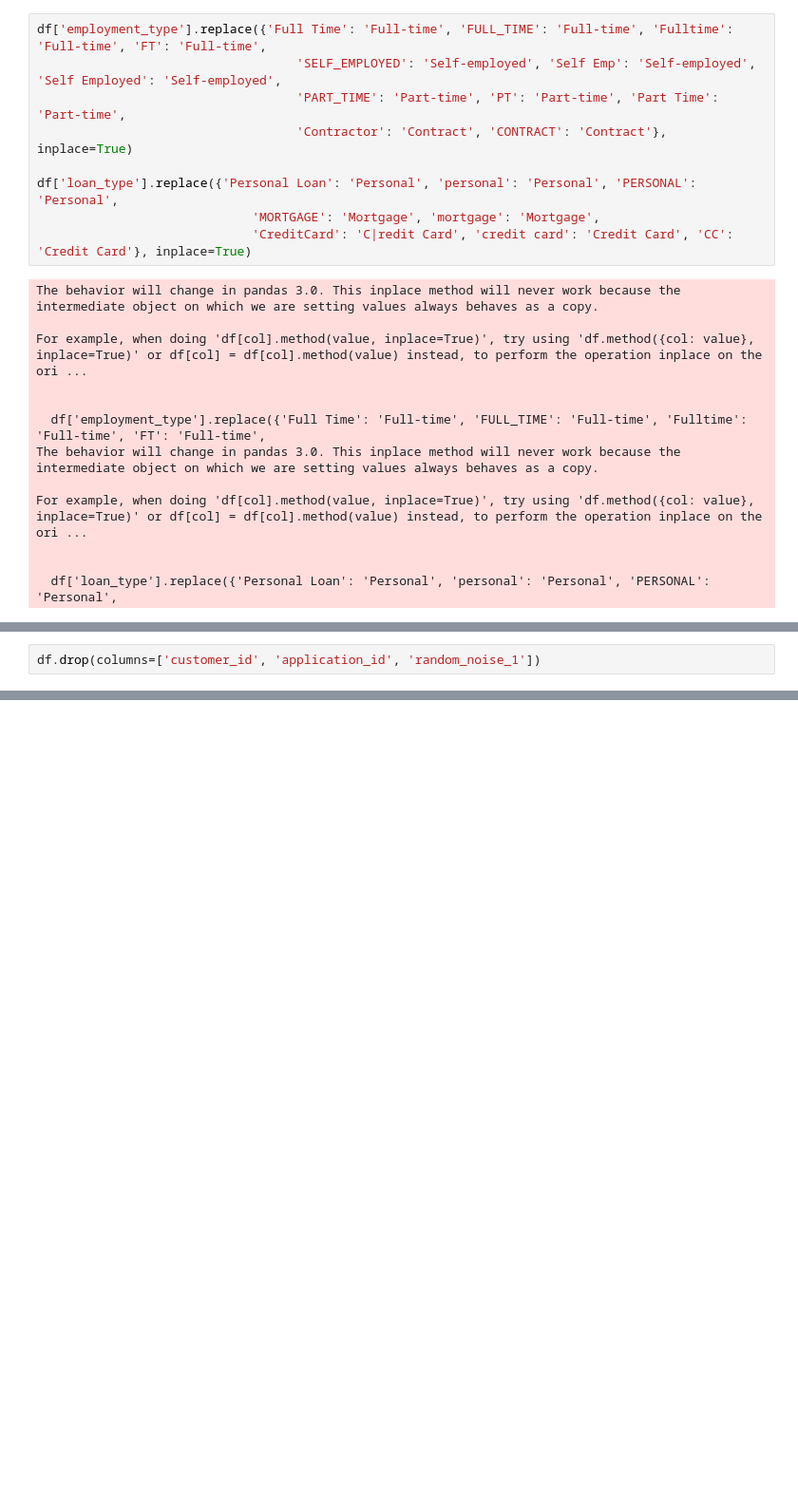
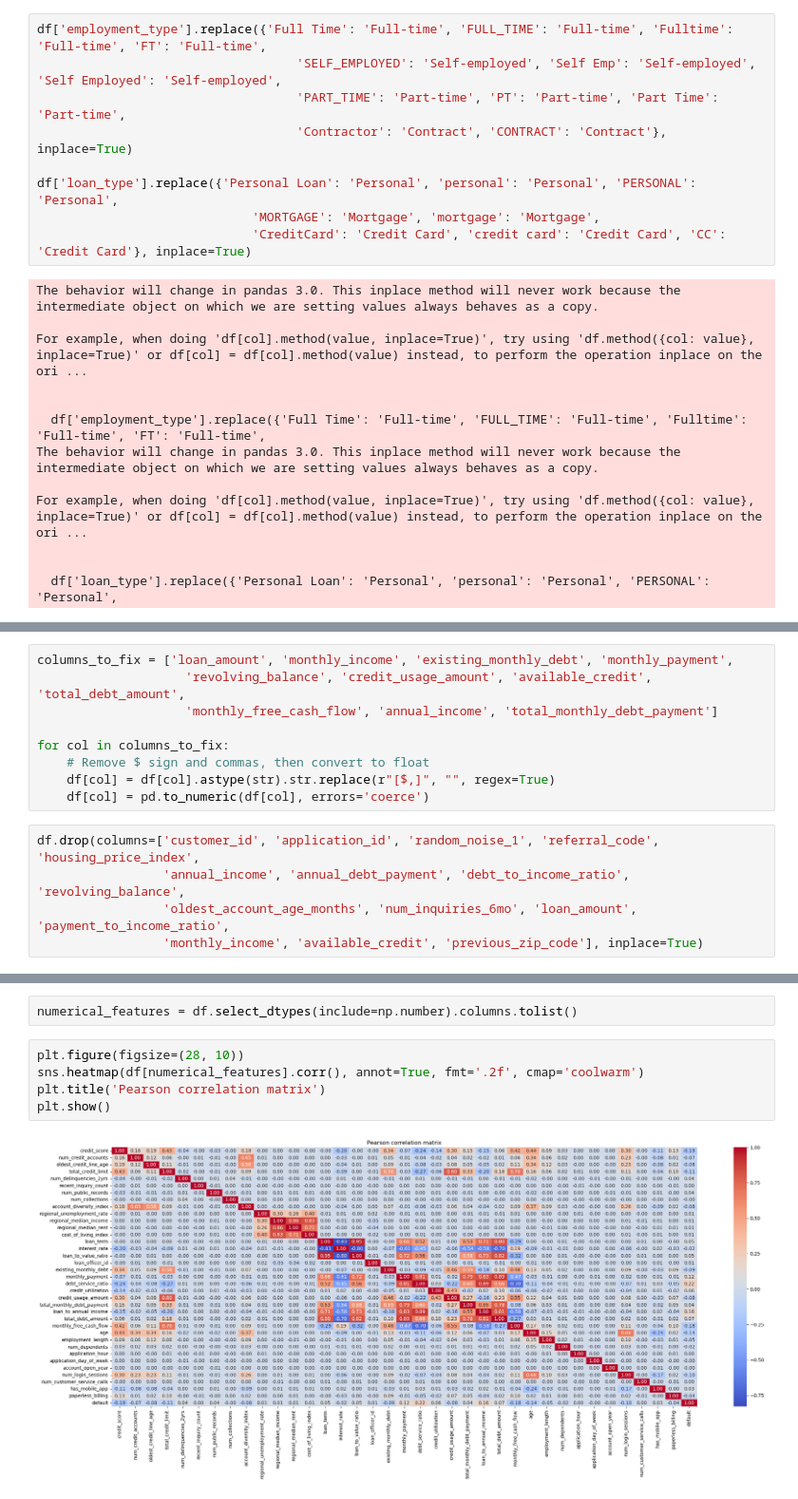
Before and after one commit to khazratoff/cbu-coding-challenge, a Jupyter notebook: notebooks/feature_selection.ipynb, the cells around one changed output, grey strips where cells are left out. Shown at 95% size. Cells and saved outputs as stored; diff of their text form; blank space fills up the shorter version.

```diff
--- a/notebooks/feature_selection.ipynb
+++ b/notebooks/feature_selection.ipynb
@@ -28,7 +28,7 @@ df['employment_type'].replace({'Full Time': 'Full-time', 'FULL_TIME': 'Full-time
 
 df['loan_type'].replace({'Personal Loan': 'Personal', 'personal': 'Personal', 'PERSONAL': 'Personal',
                              'MORTGAGE': 'Mortgage', 'mortgage': 'Mortgage',
-                             'CreditCard': 'C|redit Card', 'credit card': 'Credit Card', 'CC': 'Credit Card'}, inplace=True)
+                             'CreditCard': 'Credit Card', 'credit card': 'Credit Card', 'CC': 'Credit Card'}, inplace=True)
 # %% [output]
 The behavior will change in pandas 3.0. This inplace method will never work because the intermediate object on which we are setting values always behaves as a copy.
 
@@ -61,2 +45,14 @@ Name: proportion, Length: 7805, dtype: float64
+# %%
+columns_to_fix = ['loan_amount', 'monthly_income', 'existing_monthly_debt', 'monthly_payment',
+                    'revolving_balance', 'credit_usage_amount', 'available_credit', 'total_debt_amount',
+                    'monthly_free_cash_flow', 'annual_income', 'total_monthly_debt_payment']
+
+for col in columns_to_fix:
+    # Remove $ sign and commas, then convert to float
+    df[col] = df[col].astype(str).str.replace(r"[$,]", "", regex=True)
+    df[col] = pd.to_numeric(df[col], errors='coerce')
 # %%
-df.drop(columns=['customer_id', 'application_id', 'random_noise_1'])
+df.drop(columns=['customer_id', 'application_id', 'random_noise_1', 'referral_code', 'housing_price_index',
+                 'annual_income', 'annual_debt_payment', 'debt_to_income_ratio', 'revolving_balance',
+                 'oldest_account_age_months', 'num_inquiries_6mo', 'loan_amount', 'payment_to_income_ratio',
+                 'monthly_income', 'available_credit', 'previous_zip_code'], inplace=True)
@@ -62,0 +88,9 @@ df.drop(columns=['customer_id', 'application_id', 'random_noise_1'])
+# %%
+numerical_features = df.select_dtypes(include=np.number).columns.tolist()
+# %%
+plt.figure(figsize=(28, 10))
+sns.heatmap(df[numerical_features].corr(), annot=True, fmt='.2f', cmap='coolwarm')
+plt.title('Pearson correlation matrix')
+plt.show()
+# %% [output]
+[figure, added]
```
Also changed, not shown: parts of 16 cells of this notebook.
